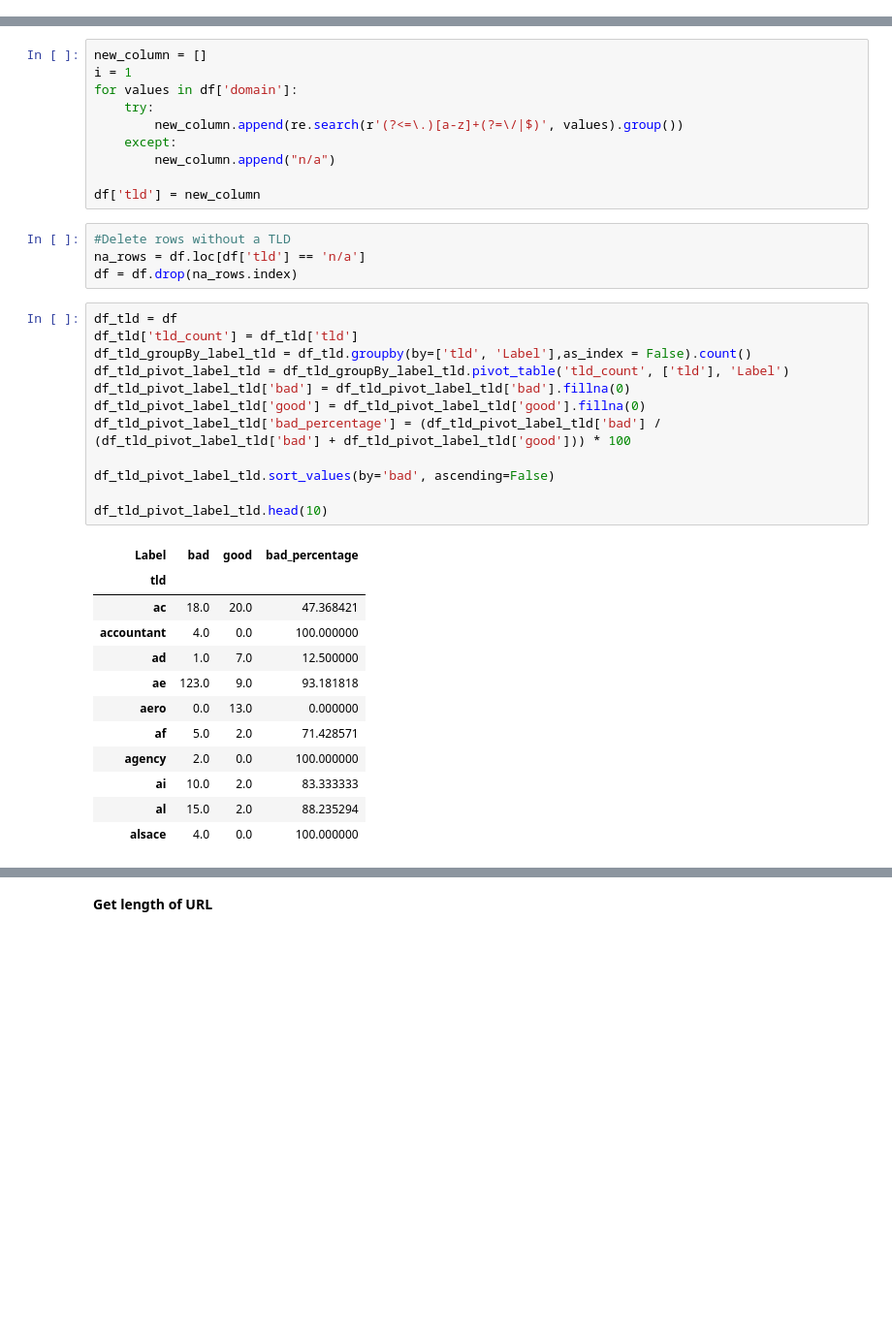
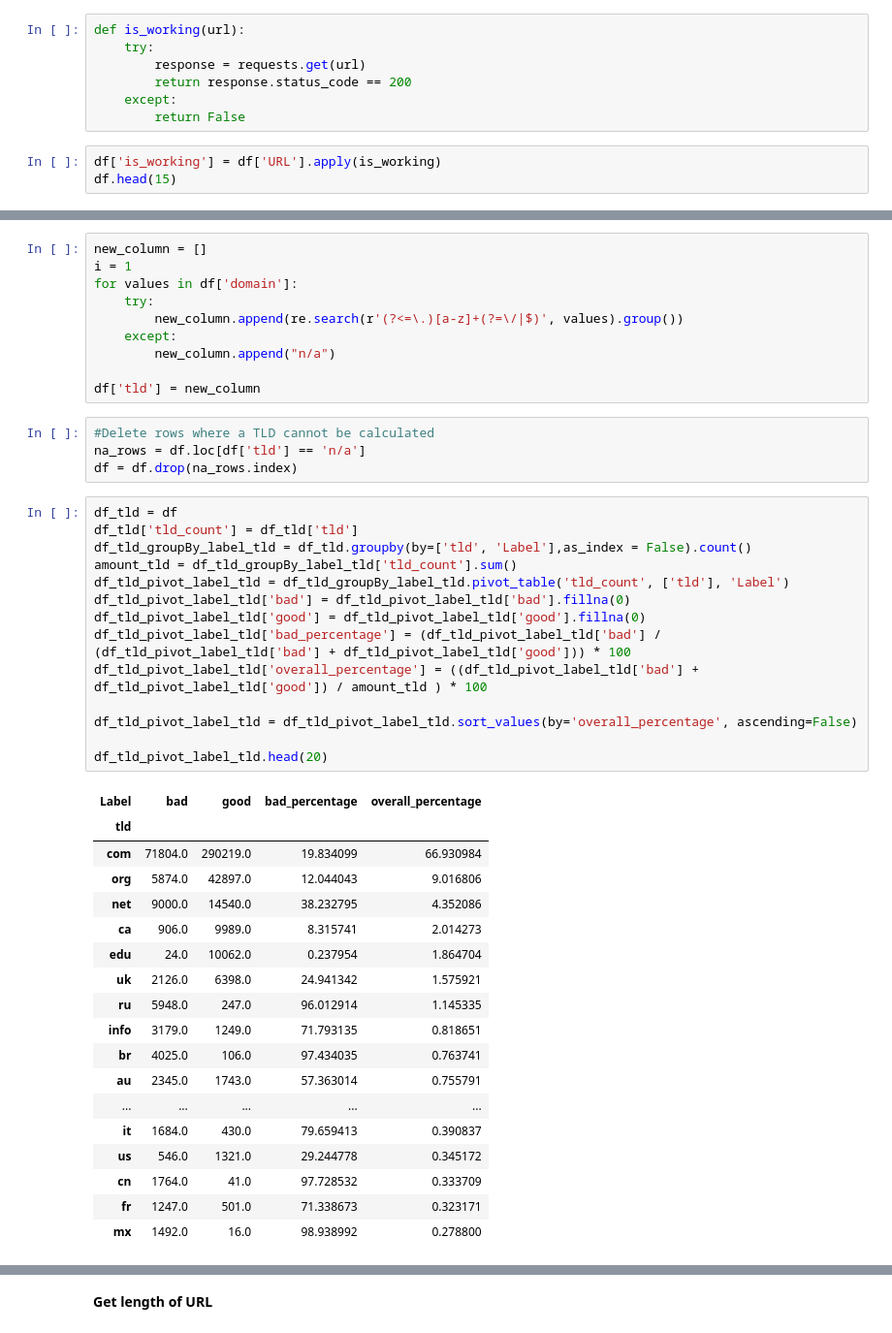
Before and after one commit to Fafien/PhishingDataset, a Jupyter notebook: phishing_analysis.ipynb, the cells around one changed output, grey strips where cells are left out. Shown: that part at 97% size. Saved outputs shown, nothing was run; the diff lists cells and outputs as text; blank space fills up the shorter version.

```diff
--- a/phishing_analysis.ipynb
+++ b/phishing_analysis.ipynb
@@ -43,0 +55,10 @@ df['http_domain'] = new_column
+# %%
+def is_working(url):
+    try:
+        response = requests.get(url)
+        return response.status_code == 200
+    except:
+        return False
+# %%
+df['is_working'] = df['URL'].apply(is_working)
+df.head(15)
@@ -76,31 +147,39 @@ for values in df['domain']:
 
 df['tld'] = new_column
 # %%
-#Delete rows without a TLD
+#Delete rows where a TLD cannot be calculated
 na_rows = df.loc[df['tld'] == 'n/a']
 df = df.drop(na_rows.index)
 # %%
 df_tld = df
 df_tld['tld_count'] = df_tld['tld']
 df_tld_groupBy_label_tld = df_tld.groupby(by=['tld', 'Label'],as_index = False).count()
+amount_tld = df_tld_groupBy_label_tld['tld_count'].sum()
 df_tld_pivot_label_tld = df_tld_groupBy_label_tld.pivot_table('tld_count', ['tld'], 'Label')
 df_tld_pivot_label_tld['bad'] = df_tld_pivot_label_tld['bad'].fillna(0)
 df_tld_pivot_label_tld['good'] = df_tld_pivot_label_tld['good'].fillna(0)
 df_tld_pivot_label_tld['bad_percentage'] = (df_tld_pivot_label_tld['bad'] / (df_tld_pivot_label_tld['bad'] + df_tld_pivot_label_tld['good'])) * 100
+df_tld_pivot_label_tld['overall_percentage'] = ((df_tld_pivot_label_tld['bad'] + df_tld_pivot_label_tld['good']) / amount_tld ) * 100
 
-df_tld_pivot_label_tld.sort_values(by='bad', ascending=False)
+df_tld_pivot_label_tld = df_tld_pivot_label_tld.sort_values(by='overall_percentage', ascending=False)
 
-df_tld_pivot_label_tld.head(10)
+df_tld_pivot_label_tld.head(20)
 # %% [output]
-| Label | bad | good | bad_percentage |
-| tld |  |  |  |
-| ac | 18.0 | 20.0 | 47.368421 |
-| accountant | 4.0 | 0.0 | 100.000000 |
-| ad | 1.0 | 7.0 | 12.500000 |
-| ae | 123.0 | 9.0 | 93.181818 |
-| aero | 0.0 | 13.0 | 0.000000 |
-| af | 5.0 | 2.0 | 71.428571 |
-| agency | 2.0 | 0.0 | 100.000000 |
-| ai | 10.0 | 2.0 | 83.333333 |
-| al | 15.0 | 2.0 | 88.235294 |
-| alsace | 4.0 | 0.0 | 100.000000 |
+| Label | bad | good | bad_percentage | overall_percentage |
+| tld |  |  |  |  |
+| com | 71804.0 | 290219.0 | 19.834099 | 66.930984 |
+| org | 5874.0 | 42897.0 | 12.044043 | 9.016806 |
+| net | 9000.0 | 14540.0 | 38.232795 | 4.352086 |
+| ca | 906.0 | 9989.0 | 8.315741 | 2.014273 |
+| edu | 24.0 | 10062.0 | 0.237954 | 1.864704 |
+| uk | 2126.0 | 6398.0 | 24.941342 | 1.575921 |
+| ru | 5948.0 | 247.0 | 96.012914 | 1.145335 |
+| info | 3179.0 | 1249.0 | 71.793135 | 0.818651 |
+| br | 4025.0 | 106.0 | 97.434035 | 0.763741 |
+| au | 2345.0 | 1743.0 | 57.363014 | 0.755791 |
+| ... | ... | ... | ... | ... |
+| it | 1684.0 | 430.0 | 79.659413 | 0.390837 |
+| us | 546.0 | 1321.0 | 29.244778 | 0.345172 |
+| cn | 1764.0 | 41.0 | 97.728532 | 0.333709 |
+| fr | 1247.0 | 501.0 | 71.338673 | 0.323171 |
+| mx | 1492.0 | 16.0 | 98.938992 | 0.278800 |
```
Also changed, not shown: parts of 18 cells of this notebook.
